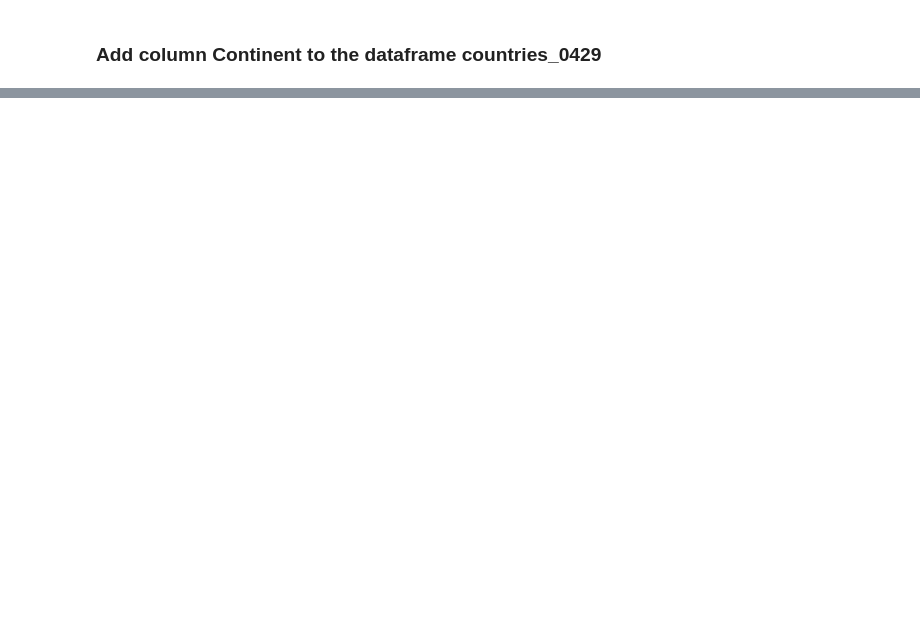
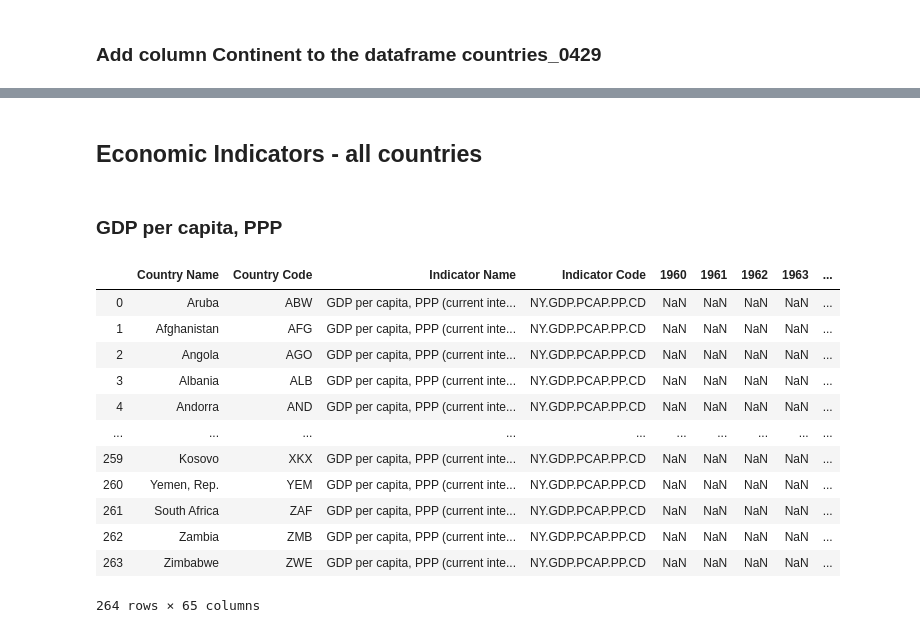
Before and after one commit to irenewu21/info2950-project, a Jupyter notebook: Final Project.ipynb, the cells around one changed output, grey strips where cells are left out. Saved outputs shown, nothing was run; the diff lists cells and outputs as text; code cells hidden in the pictures; blank space fills up the shorter version.

```diff
--- a/Final Project.ipynb
+++ b/Final Project.ipynb
@@ -268,0 +560,21 @@ countries_0429
+# %% [markdown]
+## Economic Indicators - all countries
+# %% [markdown]
+### GDP per capita, PPP
+# %%
+GDP = pd.read_csv('API_NY.GDP.PCAP.PP.CD_DS2_en_csv_v2_988619.csv', skiprows = 1, header = 1)
+GDP
+# %% [output]
+|  | Country Name | Country Code | Indicator Name | Indicator Code | 1960 | 1961 | 1962 | 1963 | ... |
+| 0 | Aruba | ABW | GDP per capita, PPP (current inte... | NY.GDP.PCAP.PP.CD | NaN | NaN | NaN | NaN | ... |
+| 1 | Afghanistan | AFG | GDP per capita, PPP (current inte... | NY.GDP.PCAP.PP.CD | NaN | NaN | NaN | NaN | ... |
+| 2 | Angola | AGO | GDP per capita, PPP (current inte... | NY.GDP.PCAP.PP.CD | NaN | NaN | NaN | NaN | ... |
+| 3 | Albania | ALB | GDP per capita, PPP (current inte... | NY.GDP.PCAP.PP.CD | NaN | NaN | NaN | NaN | ... |
+| 4 | Andorra | AND | GDP per capita, PPP (current inte... | NY.GDP.PCAP.PP.CD | NaN | NaN | NaN | NaN | ... |
+| ... | ... | ... | ... | ... | ... | ... | ... | ... | ... |
+| 259 | Kosovo | XKX | GDP per capita, PPP (current inte... | NY.GDP.PCAP.PP.CD | NaN | NaN | NaN | NaN | ... |
+| 260 | Yemen, Rep. | YEM | GDP per capita, PPP (current inte... | NY.GDP.PCAP.PP.CD | NaN | NaN | NaN | NaN | ... |
+| 261 | South Africa | ZAF | GDP per capita, PPP (current inte... | NY.GDP.PCAP.PP.CD | NaN | NaN | NaN | NaN | ... |
+| 262 | Zambia | ZMB | GDP per capita, PPP (current inte... | NY.GDP.PCAP.PP.CD | NaN | NaN | NaN | NaN | ... |
+| 263 | Zimbabwe | ZWE | GDP per capita, PPP (current inte... | NY.GDP.PCAP.PP.CD | NaN | NaN | NaN | NaN | ... |
+264 rows × 65 columns
```
Also changed, not shown: parts of 39 cells of this notebook, 4 other files.
